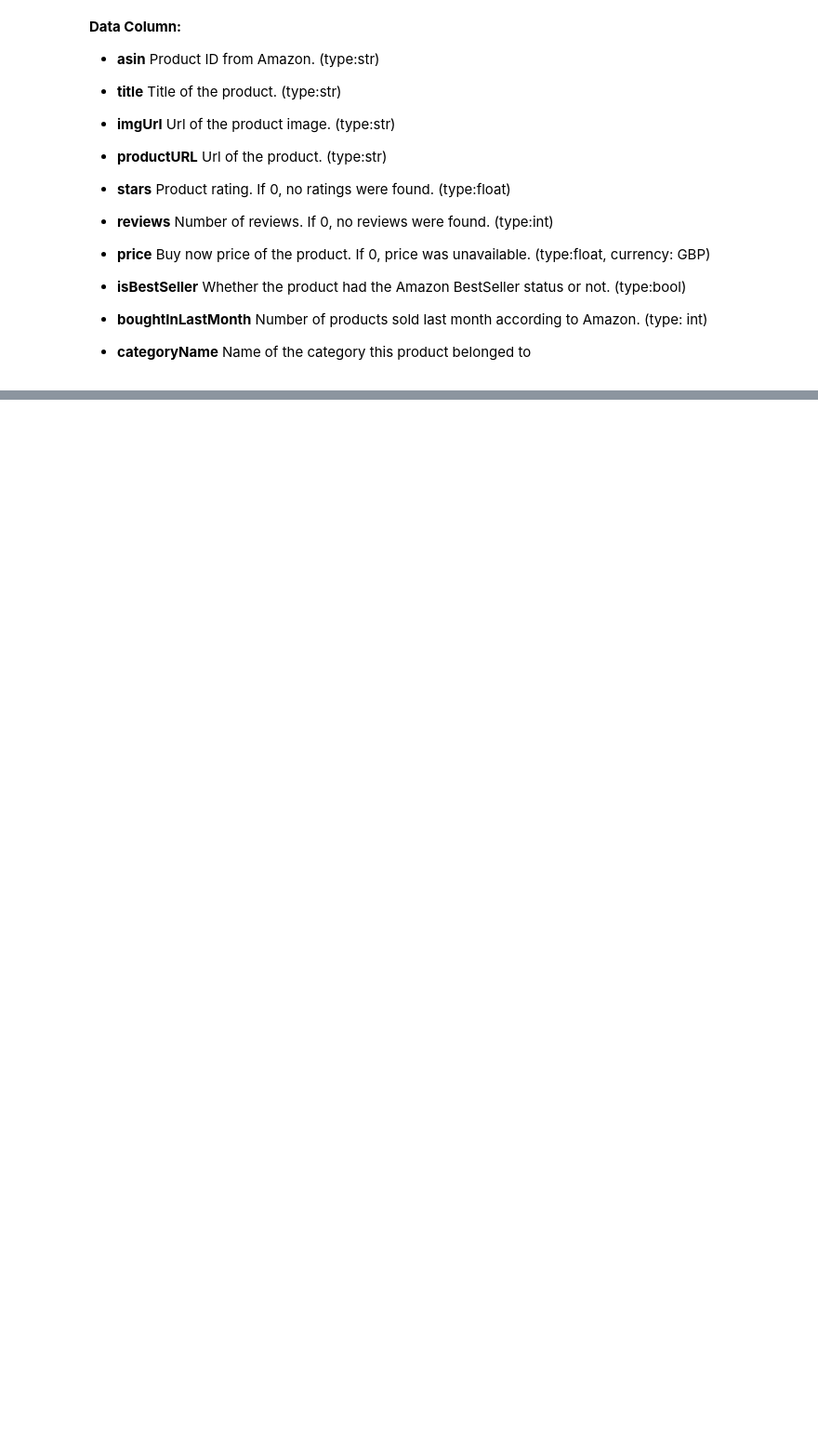
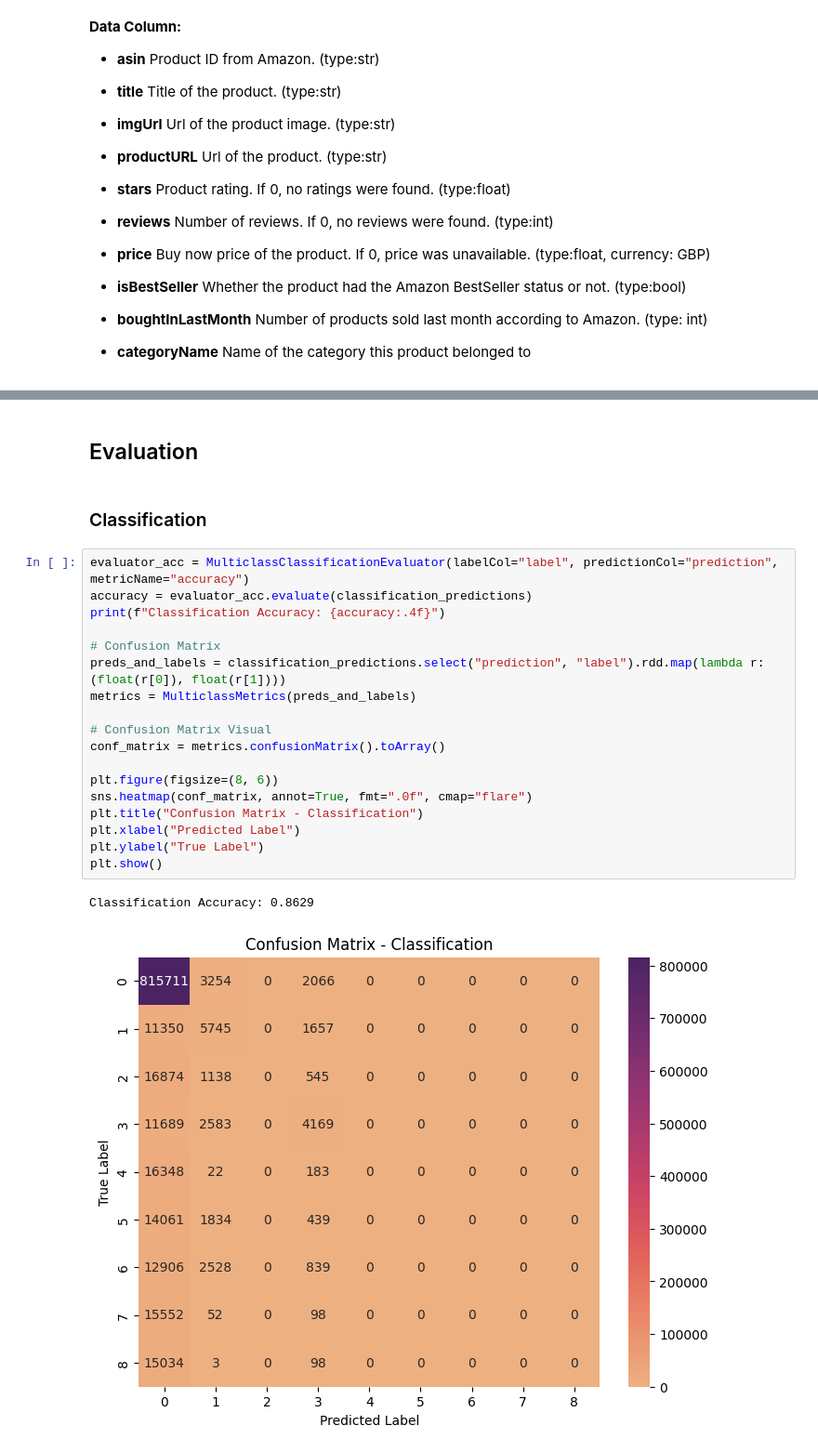
Before and after one commit to HazwanAdhikara/bigdata-pyspark, a Jupyter notebook: amazon.ipynb, the cells around one changed output, grey strips where cells are left out. Shown at 93% size. Drawn from its saved outputs; the diff is of its cells as text; blank space fills up the shorter version.

```diff
--- a/amazon.ipynb
+++ b/amazon.ipynb
@@ -44,0 +445,25 @@ Name of the category this product belonged to
+# %% [markdown]
+## Evaluation
+# %% [markdown]
+### Classification
+# %%
+evaluator_acc = MulticlassClassificationEvaluator(labelCol="label", predictionCol="prediction", metricName="accuracy")
+accuracy = evaluator_acc.evaluate(classification_predictions)
+print(f"Classification Accuracy: {accuracy:.4f}")
+
+# Confusion Matrix
+preds_and_labels = classification_predictions.select("prediction", "label").rdd.map(lambda r: (float(r[0]), float(r[1])))
+metrics = MulticlassMetrics(preds_and_labels)
+
+# Confusion Matrix Visual
+conf_matrix = metrics.confusionMatrix().toArray()
+
+plt.figure(figsize=(8, 6))
+sns.heatmap(conf_matrix, annot=True, fmt=".0f", cmap="flare")
+plt.title("Confusion Matrix - Classification")
+plt.xlabel("Predicted Label")
+plt.ylabel("True Label")
+plt.show()
+# %% [output]
+Classification Accuracy: 0.8629
+[figure, added]
```
Also changed, not shown: parts of 40 cells of this notebook, 1 other file.
